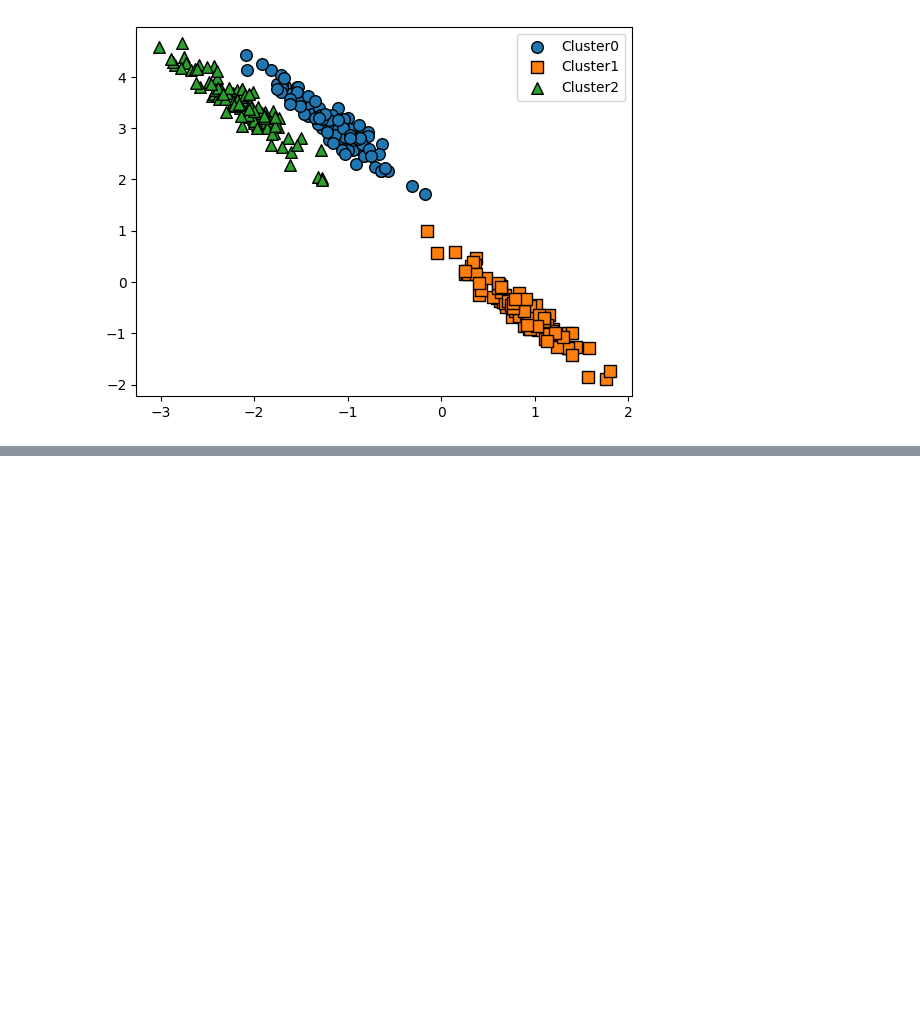
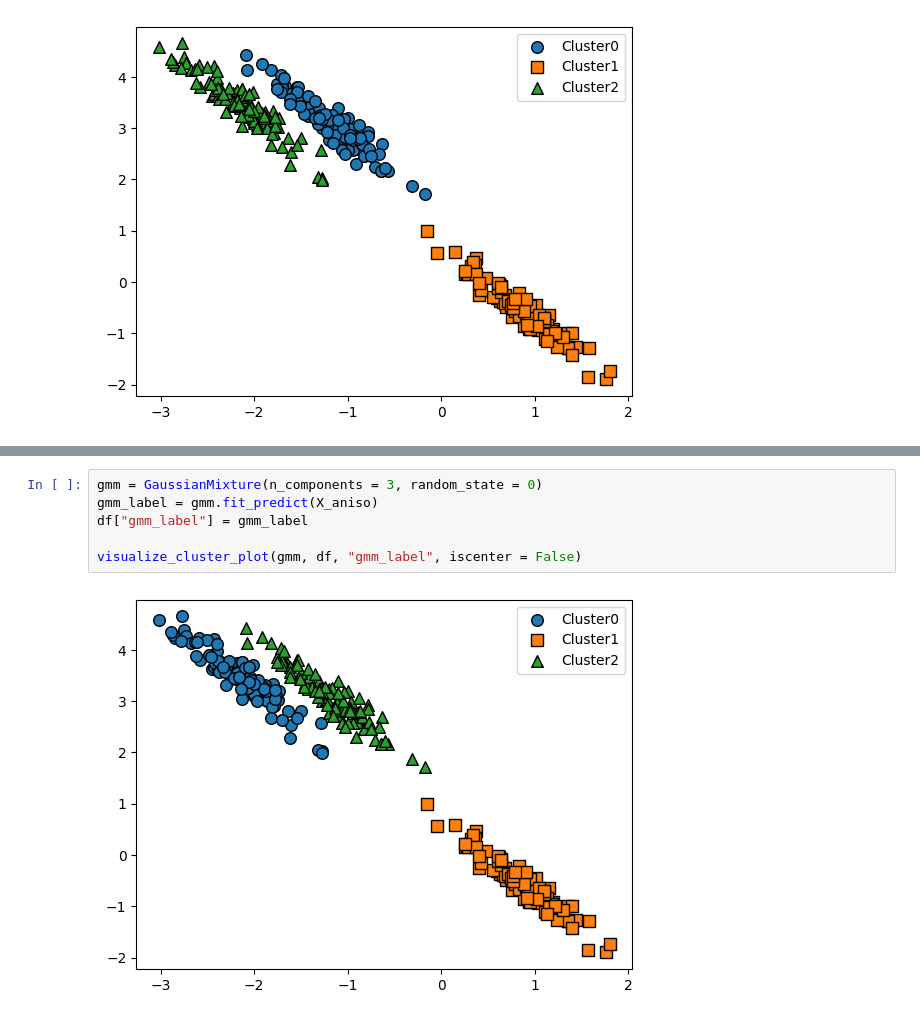
Before and after one commit to SEOWOOSANG/MachineLearing, a Jupyter notebook: ch07/7_4.ipynb, the cells around one changed output, grey strips where cells are left out. Drawn from its saved outputs; the diff is of its cells as text; blank space fills up the shorter version.

```diff
--- a/ch07/7_4.ipynb
+++ b/ch07/7_4.ipynb
@@ -89,0 +98,8 @@ visualize_cluster_plot(None, df, "target", iscenter = False)
+# %%
+gmm = GaussianMixture(n_components = 3, random_state = 0)
+gmm_label = gmm.fit_predict(X_aniso)
+df["gmm_label"] = gmm_label
+
+visualize_cluster_plot(gmm, df, "gmm_label", iscenter = False)
+# %% [output]
+[figure, added]
```
Also changed, not shown: parts of 14 cells of this notebook, 1 other file.
